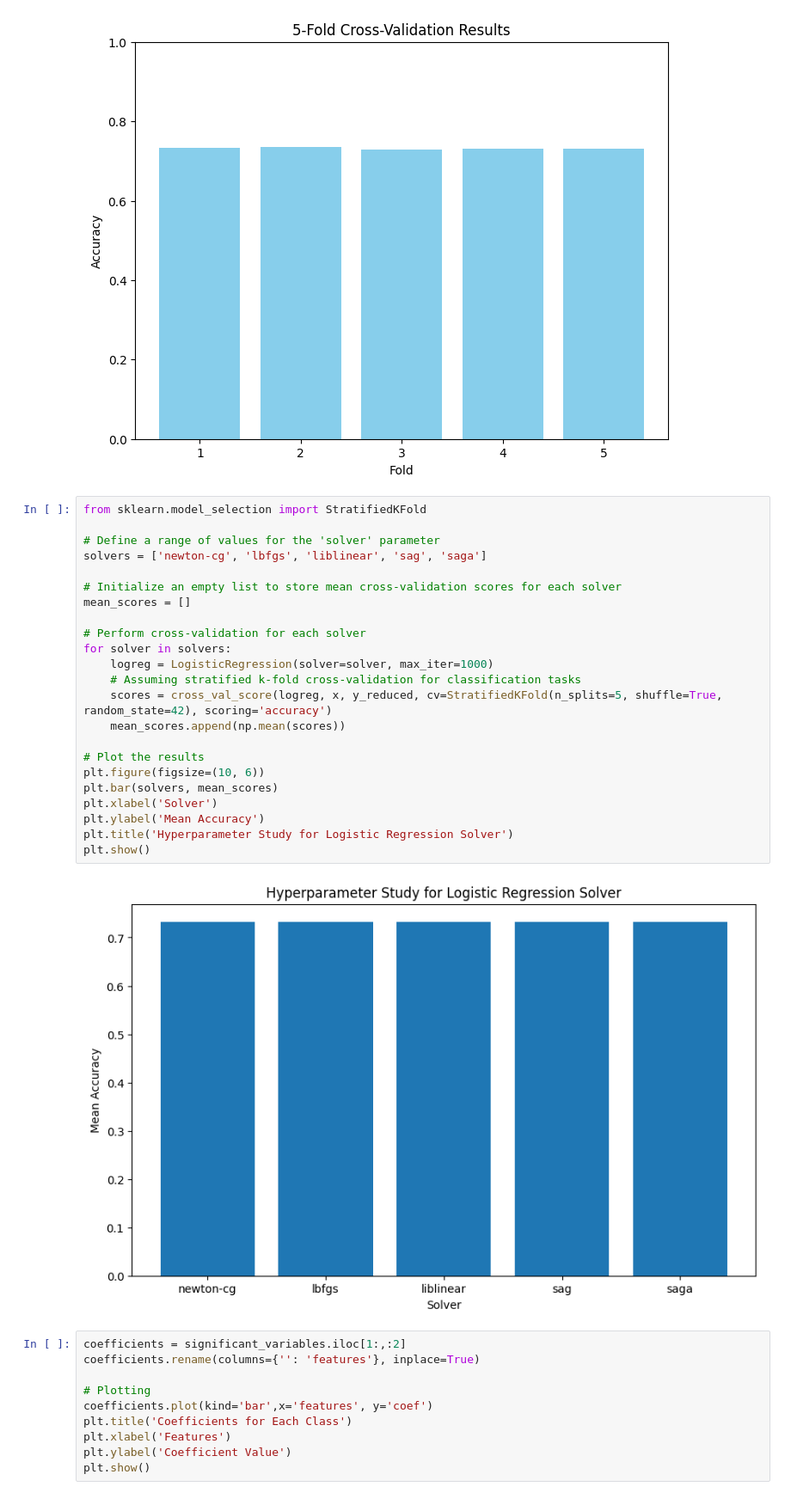
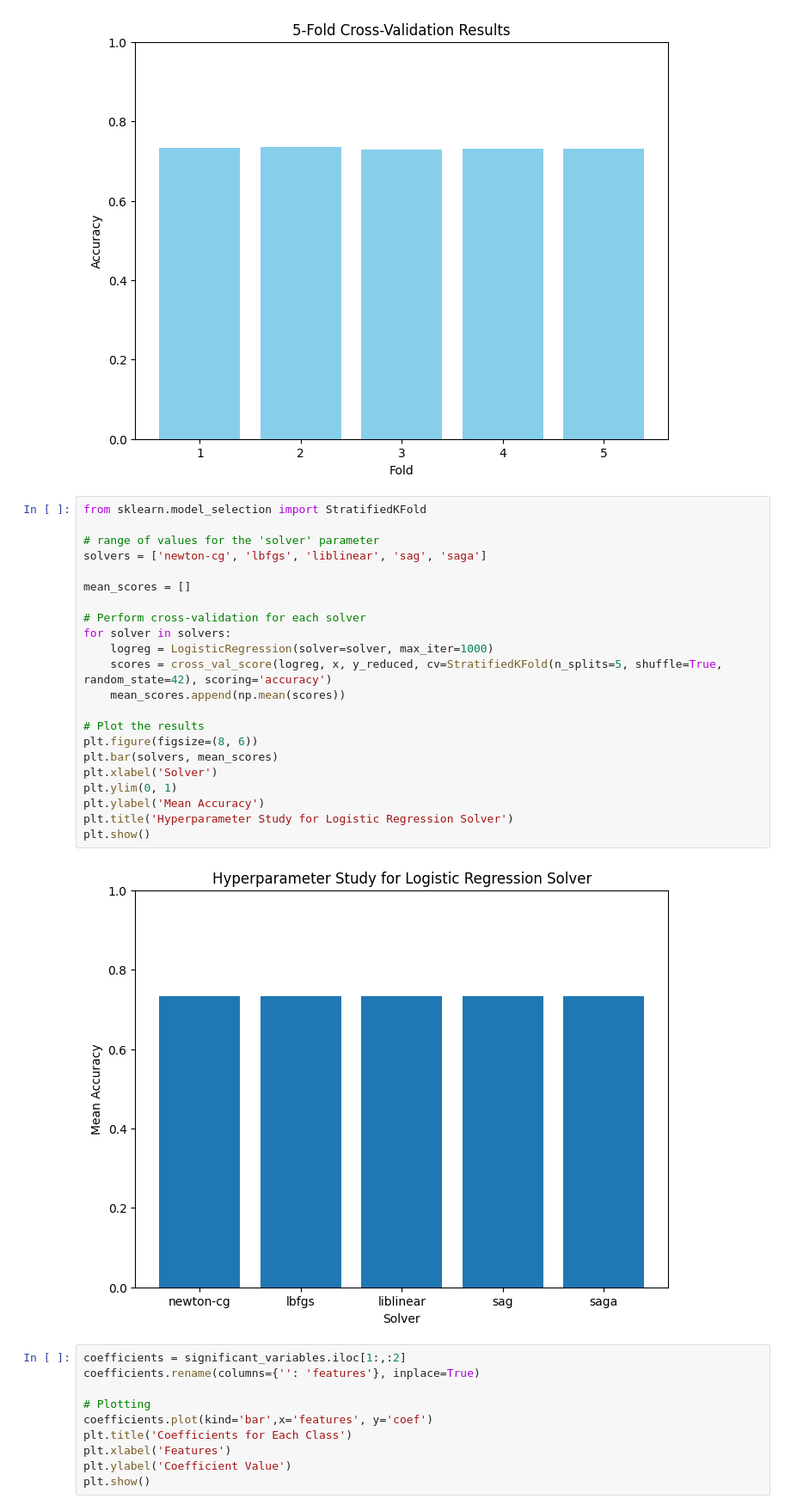
Before and after one commit to AitazazGilani/Graduate-Salary-ML-Prediction, a Jupyter notebook: notebooks/final_analysis.ipynb, the cells around one changed output. Shown at 86% size. Saved outputs shown, nothing was run; the diff lists cells and outputs as text.

```diff
--- a/notebooks/final_analysis.ipynb
+++ b/notebooks/final_analysis.ipynb
@@ -204,28 +244,27 @@ plt.show()
 # %%
 from sklearn.model_selection import StratifiedKFold
 
-# Define a range of values for the 'solver' parameter
+# range of values for the 'solver' parameter
 solvers = ['newton-cg', 'lbfgs', 'liblinear', 'sag', 'saga']
 
-# Initialize an empty list to store mean cross-validation scores for each solver
 mean_scores = []
 
 # Perform cross-validation for each solver
 for solver in solvers:
     logreg = LogisticRegression(solver=solver, max_iter=1000)
-    # Assuming stratified k-fold cross-validation for classification tasks
     scores = cross_val_score(logreg, x, y_reduced, cv=StratifiedKFold(n_splits=5, shuffle=True, random_state=42), scoring='accuracy')
     mean_scores.append(np.mean(scores))
 
 # Plot the results
-plt.figure(figsize=(10, 6))
+plt.figure(figsize=(8, 6))
 plt.bar(solvers, mean_scores)
 plt.xlabel('Solver')
+plt.ylim(0, 1)
 plt.ylabel('Mean Accuracy')
 plt.title('Hyperparameter Study for Logistic Regression Solver')
 plt.show()
 # %% [output]
-[figure, old version]
+[figure, new version]
 # %%
 coefficients = significant_variables.iloc[1:,:2]
 coefficients.rename(columns={'': 'features'}, inplace=True)
```
Also changed, not shown: parts of 4 cells of this notebook, 7 other files.
